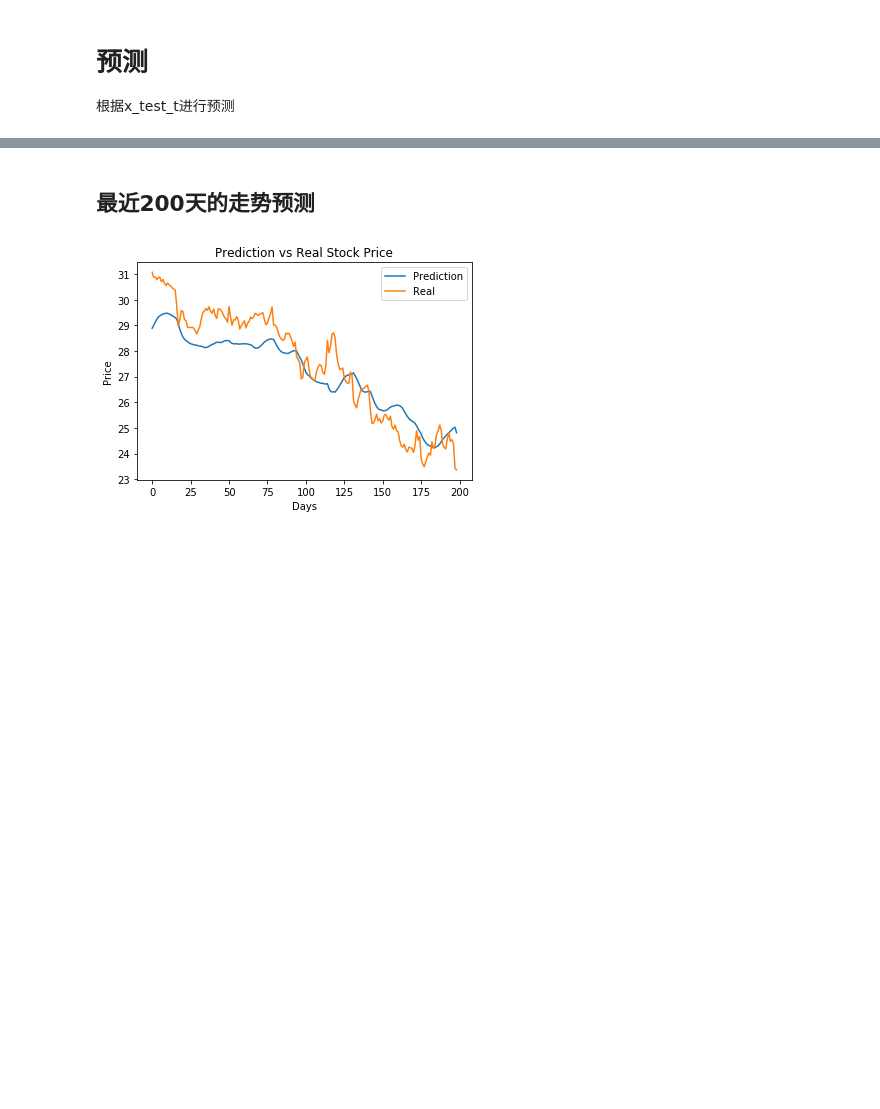
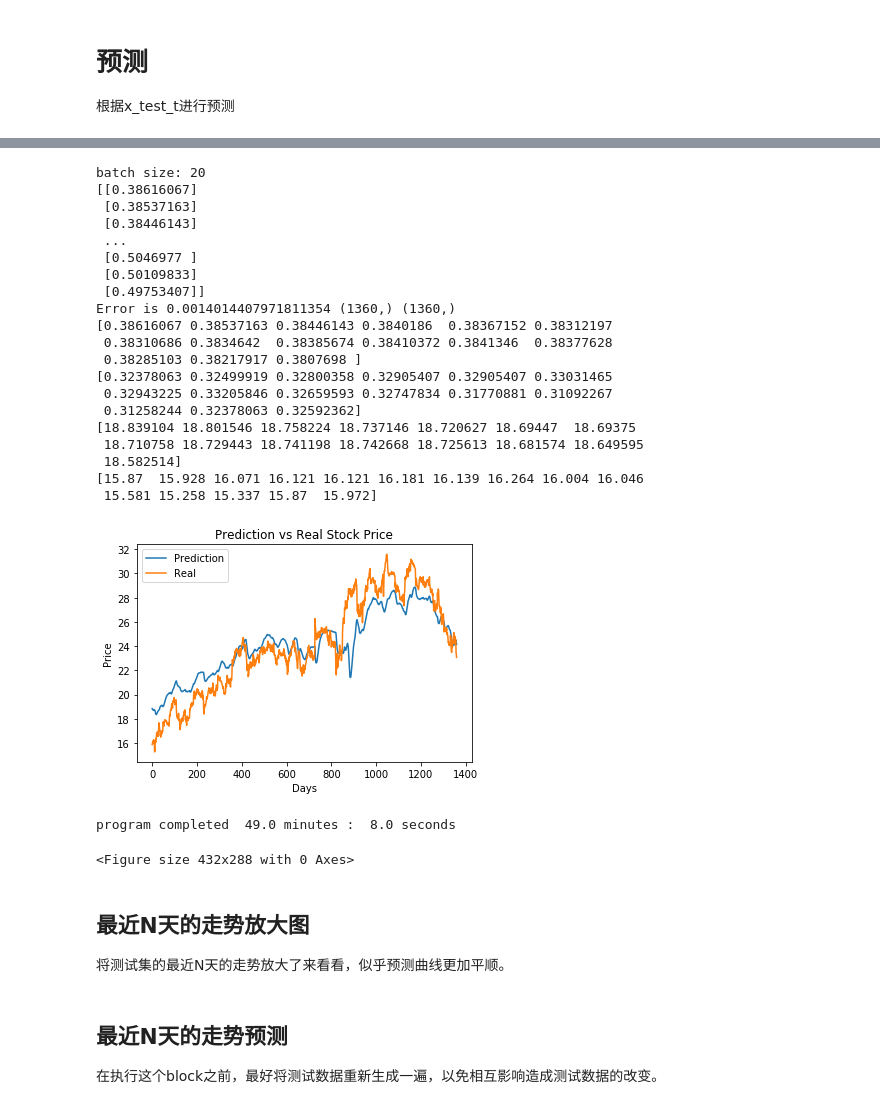
Before and after one commit to subaochen/subaochen.github.io, a Jupyter notebook: resources/stock-pred-rnn-tf1.ipynb, the cells around one changed output, grey strips where cells are left out. Saved outputs shown, nothing was run; the diff lists cells and outputs as text; code cells hidden in the pictures; blank space fills up the shorter version.

```diff
--- a/resources/stock-pred-rnn-tf1.ipynb
+++ b/resources/stock-pred-rnn-tf1.ipynb
@@ -290,13 +317,2 @@ plt.savefig(os.path.join(OUTPUT_PATH, 'train_vis_BS_'+str(BATCH_SIZE)+"_"+time.c
 <Figure size 432x288 with 0 Axes>
-# %%
-def plot_pred(pred, real):
-    """绘制预测和实际的比较图"""
-    plt.figure()
-    plt.plot(pred)
-    plt.plot(real)
-    plt.title('Prediction vs Real Stock Price')
-    plt.ylabel('Price')
-    plt.xlabel('Days')
-    plt.legend(['Prediction', 'Real'])
-    plt.show()
 # %%
@@ -343,8 +358,30 @@ program completed  45.0 minutes :  55.0 seconds
-# %% [markdown]
-## 最近200天的走势预测
-# %%
-y_pred_200 = y_pred_org[-200:-1]
-y_test_t_200 = y_test_t_org[-200:-1]
-plot_pred(y_pred_200,y_test_t_200)
-# %% [output]
-[figure, removed]
+# %%
+stock_pred(x_test_t, y_test_t)
+print_time("program completed ", stime)
+# %% [output]
+batch size: 20
+[[0.38616067]
+ [0.38537163]
+ [0.38446143]
+ ...
+ [0.5046977 ]
+ [0.50109833]
+ [0.49753407]]
+Error is 0.0014014407971811354 (1360,) (1360,)
+[0.38616067 0.38537163 0.38446143 0.3840186  0.38367152 0.38312197
+ 0.38310686 0.3834642  0.38385674 0.38410372 0.3841346  0.38377628
+ 0.38285103 0.38217917 0.3807698 ]
+[0.32378063 0.32499919 0.32800358 0.32905407 0.32905407 0.33031465
+ 0.32943225 0.33205846 0.32659593 0.32747834 0.31770881 0.31092267
+ 0.31258244 0.32378063 0.32592362]
+[18.839104 18.801546 18.758224 18.737146 18.720627 18.69447  18.69375
+ 18.710758 18.729443 18.741198 18.742668 18.725613 18.681574 18.649595
+ 18.582514]
+[15.87  15.928 16.071 16.121 16.121 16.181 16.139 16.264 16.004 16.046
+ 15.581 15.258 15.337 15.87  15.972]
+[figure, added]
+program completed  49.0 minutes :  8.0 seconds
+<Figure size 432x288 with 0 Axes>
+# %% [markdown]
+## 最近N天的走势放大图
+将测试集的最近N天的走势放大了来看看，似乎预测曲线更加平顺。
@@ -350,0 +393,3 @@ plot_pred(y_pred_200,y_test_t_200)
+# %% [markdown]
+## 最近N天的走势预测
+在执行这个block之前，最好将测试数据重新生成一遍，以免相互影响造成测试数据的改变。
```
Also changed, not shown: parts of 12 cells of this notebook, 4 other files.
